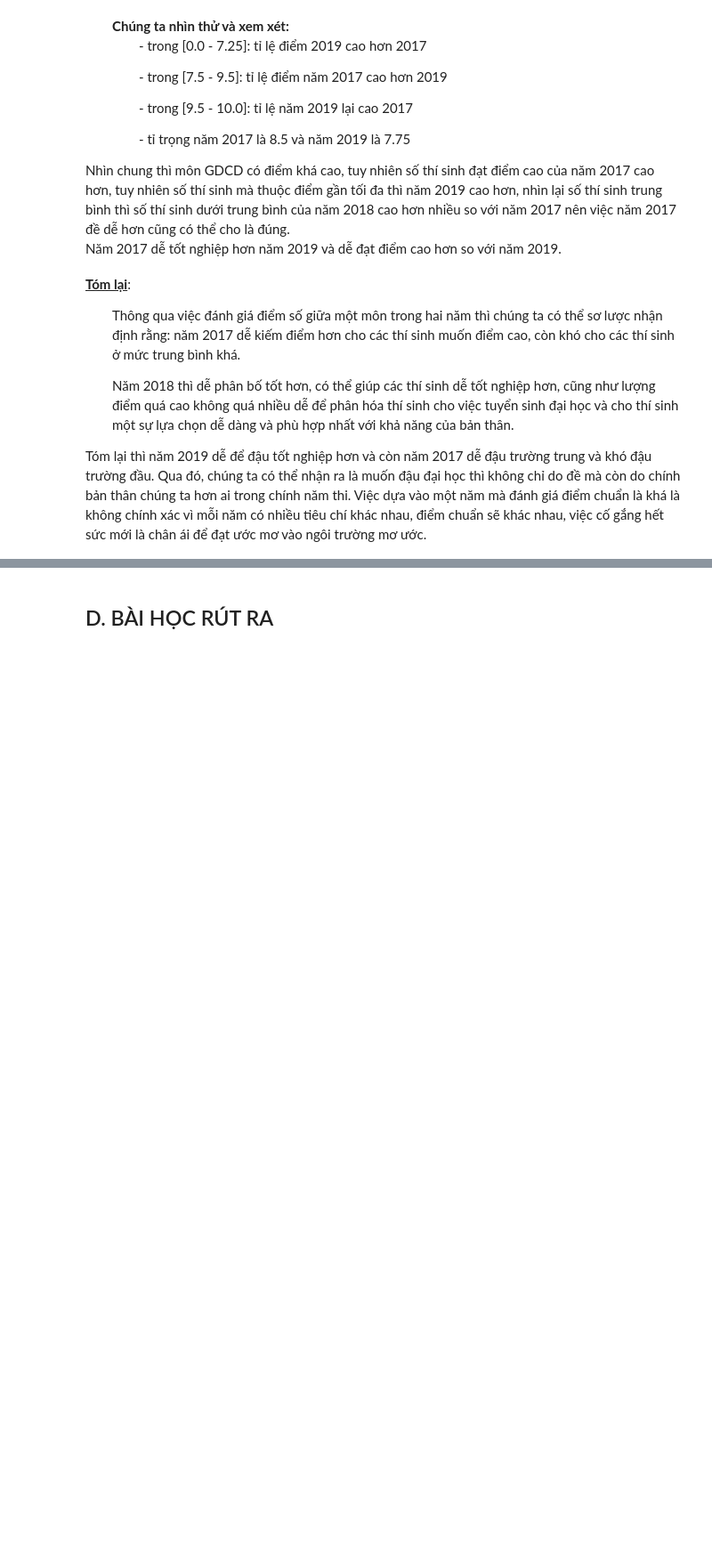
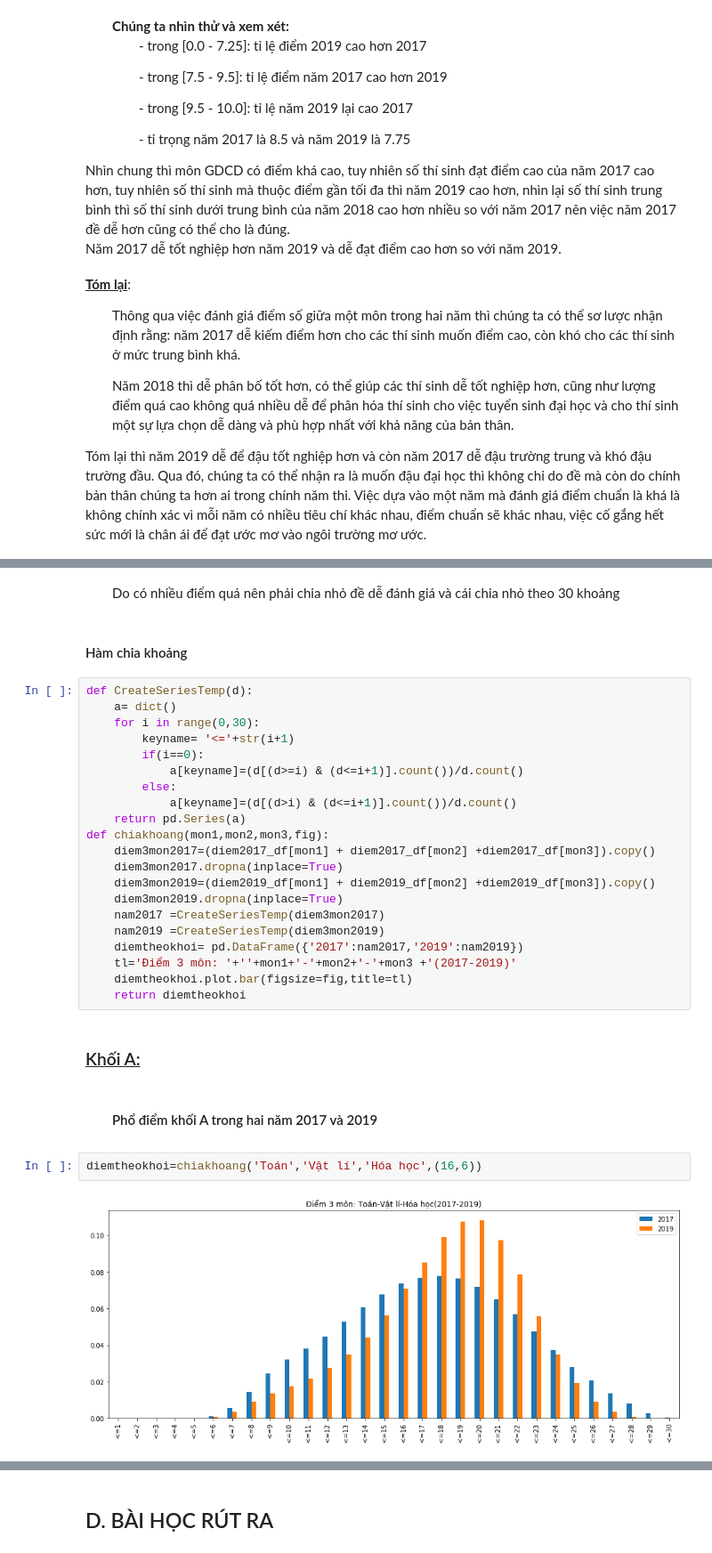
Before and after one commit to ngocbinh53/KHDL, a Jupyter notebook: 1712293-NguyenNgocBinh.ipynb, the cells around one changed output, grey strips where cells are left out. Shown at 89% size. Drawn from its saved outputs; the diff is of its cells as text; blank space fills up the shorter version.

```diff
--- a/1712293-NguyenNgocBinh.ipynb
+++ b/1712293-NguyenNgocBinh.ipynb
@@ -684,0 +698,33 @@ Tóm lại thì năm 2019 dễ để đậu tốt nghiệp hơn và còn năm 20
+# %% [markdown]
+<ul>Do có nhiều điểm quá nên phải chia nhỏ đề dễ đánh giá và cái chia nhỏ theo 30 khoảng</ul>
+# %% [markdown]
+#### Hàm chia khoảng
+# %%
+def CreateSeriesTemp(d):
+    a= dict()
+    for i in range(0,30):
+        keyname= '<='+str(i+1)
+        if(i==0):
+            a[keyname]=(d[(d>=i) & (d<=i+1)].count())/d.count()
+        else:
+            a[keyname]=(d[(d>i) & (d<=i+1)].count())/d.count()
+    return pd.Series(a)
+def chiakhoang(mon1,mon2,mon3,fig):
+    diem3mon2017=(diem2017_df[mon1] + diem2017_df[mon2] +diem2017_df[mon3]).copy()
+    diem3mon2017.dropna(inplace=True)
+    diem3mon2019=(diem2019_df[mon1] + diem2019_df[mon2] +diem2019_df[mon3]).copy()
+    diem3mon2019.dropna(inplace=True)
+    nam2017 =CreateSeriesTemp(diem3mon2017)
+    nam2019 =CreateSeriesTemp(diem3mon2019)
+    diemtheokhoi= pd.DataFrame({'2017':nam2017,'2019':nam2019})
+    tl='Điểm 3 môn: '+''+mon1+'-'+mon2+'-'+mon3 +'(2017-2019)'
+    diemtheokhoi.plot.bar(figsize=fig,title=tl)
+    return diemtheokhoi
+# %% [markdown]
+### <u>Khối A: </u>
+# %% [markdown]
+#### <ul>Phổ điểm khối A trong hai năm 2017 và 2019</ul>
+# %%
+diemtheokhoi=chiakhoang('Toán','Vật lí','Hóa học',(16,6))
+# %% [output]
+[figure, added]
```
Also changed, not shown: parts of 32 cells of this notebook.
